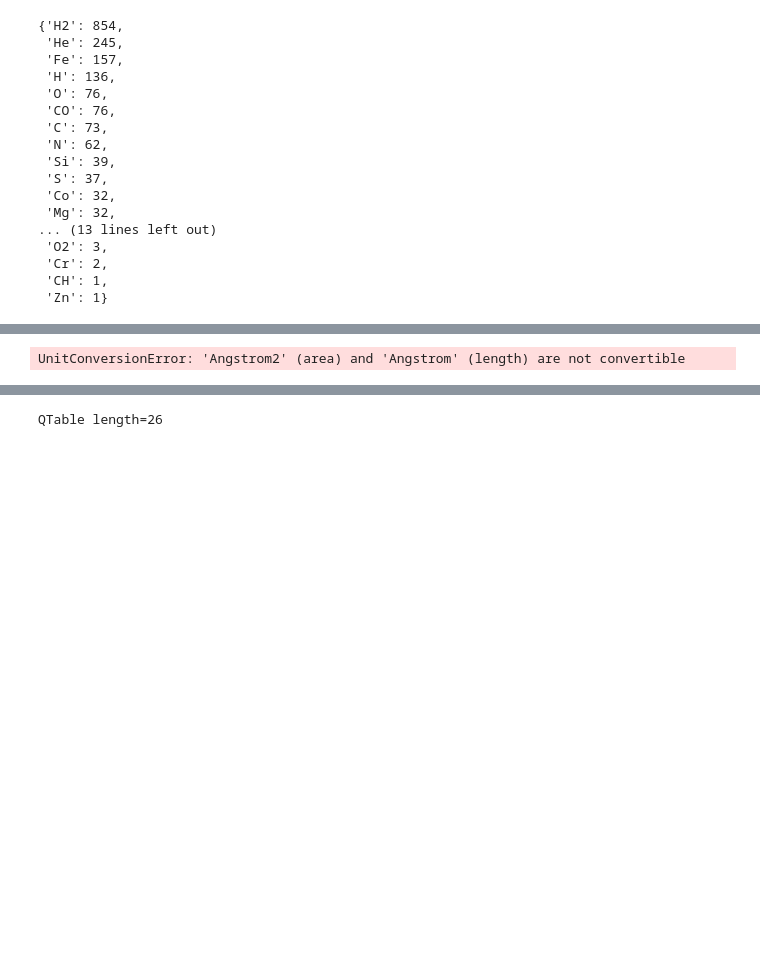
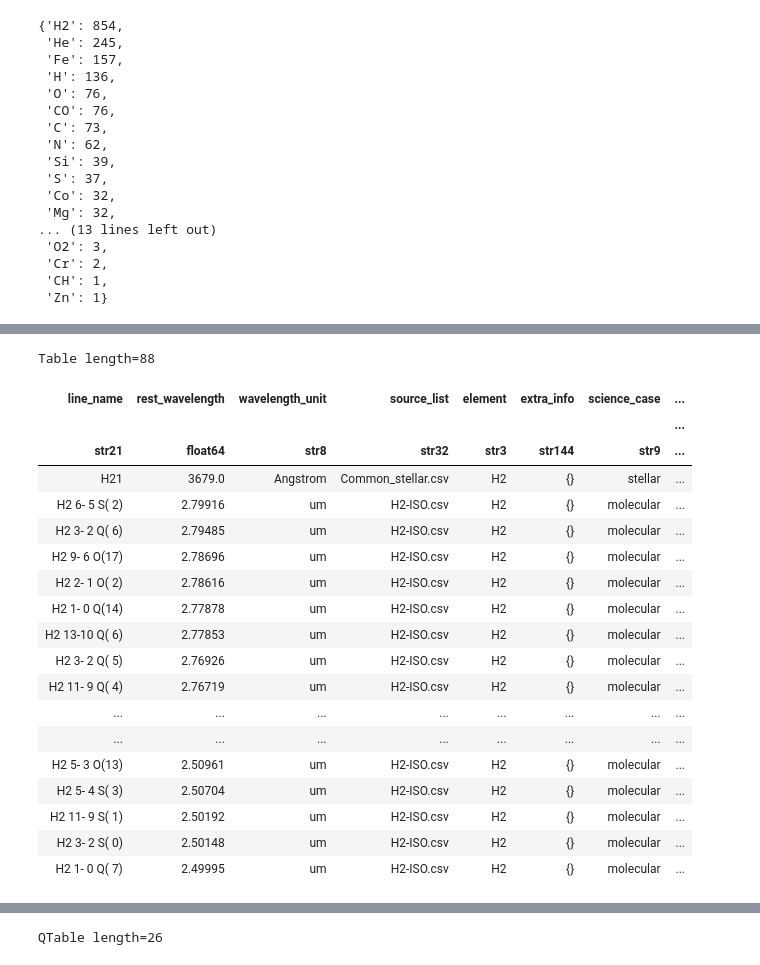
Before and after one commit to jbchampagne/LL-database-jdaviz, a Jupyter notebook: linelist_demo.ipynb, the cells around one changed output, grey strips where cells are left out. Cells and saved outputs as stored; diff of their text form; code cells hidden in the pictures; blank space fills up the shorter version.

```diff
--- a/linelist_demo.ipynb
+++ b/linelist_demo.ipynb
@@ -257,5 +258,24 @@ import astropy.units as u
 # %%
-lines_by_name = get_lines(db, name_contains='H2', wave_min=0.3, wave_max=2.8,) # get all H2 lines between 0.3-2.8um
+lines_by_name = get_lines(db, name_contains='H2', wave_min=0.3, wave_max=2.8, unit='um') # get all H2 lines between 0.3-2.8um
 lines_by_name
 # %% [output]
-UnitConversionError: 'Angstrom2' (area) and 'Angstrom' (length) are not convertible
+Table length=88
+| line_name | rest_wavelength | wavelength_unit | source_list | element | extra_info | science_case | ... |
+|  |  |  |  |  |  |  | ... |
+| str21 | float64 | str8 | str32 | str3 | str144 | str9 | ... |
+| H21 | 3679.0 | Angstrom | Common_stellar.csv | H2 | {} | stellar | ... |
+| H2 6- 5 S( 2) | 2.79916 | um | H2-ISO.csv | H2 | {} | molecular | ... |
+| H2 3- 2 Q( 6) | 2.79485 | um | H2-ISO.csv | H2 | {} | molecular | ... |
+| H2 9- 6 O(17) | 2.78696 | um | H2-ISO.csv | H2 | {} | molecular | ... |
+| H2 2- 1 O( 2) | 2.78616 | um | H2-ISO.csv | H2 | {} | molecular | ... |
+| H2 1- 0 Q(14) | 2.77878 | um | H2-ISO.csv | H2 | {} | molecular | ... |
+| H2 13-10 Q( 6) | 2.77853 | um | H2-ISO.csv | H2 | {} | molecular | ... |
+| H2 3- 2 Q( 5) | 2.76926 | um | H2-ISO.csv | H2 | {} | molecular | ... |
+| H2 11- 9 Q( 4) | 2.76719 | um | H2-ISO.csv | H2 | {} | molecular | ... |
+| ... | ... | ... | ... | ... | ... | ... | ... |
+| ... | ... | ... | ... | ... | ... | ... | ... |
+| H2 5- 3 O(13) | 2.50961 | um | H2-ISO.csv | H2 | {} | molecular | ... |
+| H2 5- 4 S( 3) | 2.50704 | um | H2-ISO.csv | H2 | {} | molecular | ... |
+| H2 11- 9 S( 1) | 2.50192 | um | H2-ISO.csv | H2 | {} | molecular | ... |
+| H2 3- 2 S( 0) | 2.50148 | um | H2-ISO.csv | H2 | {} | molecular | ... |
+| H2 1- 0 Q( 7) | 2.49995 | um | H2-ISO.csv | H2 | {} | molecular | ... |
```
Also changed, not shown: parts of 29 cells of this notebook, 1 other file.
